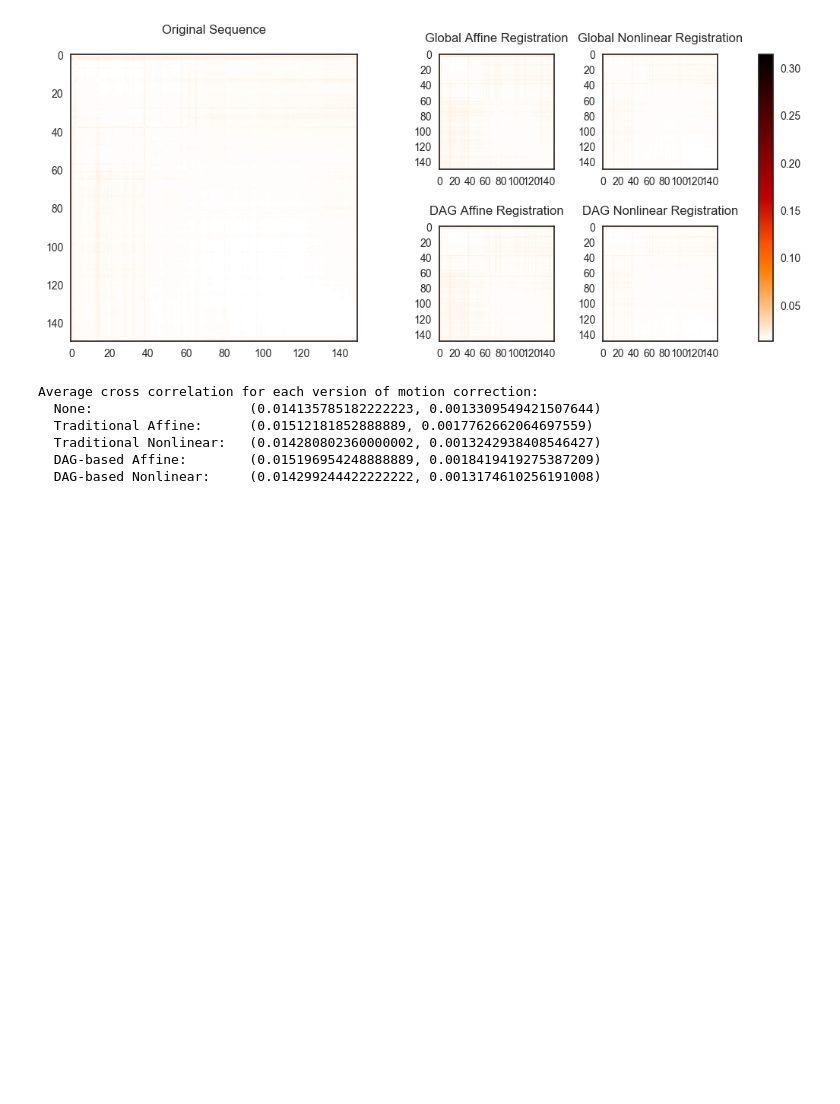
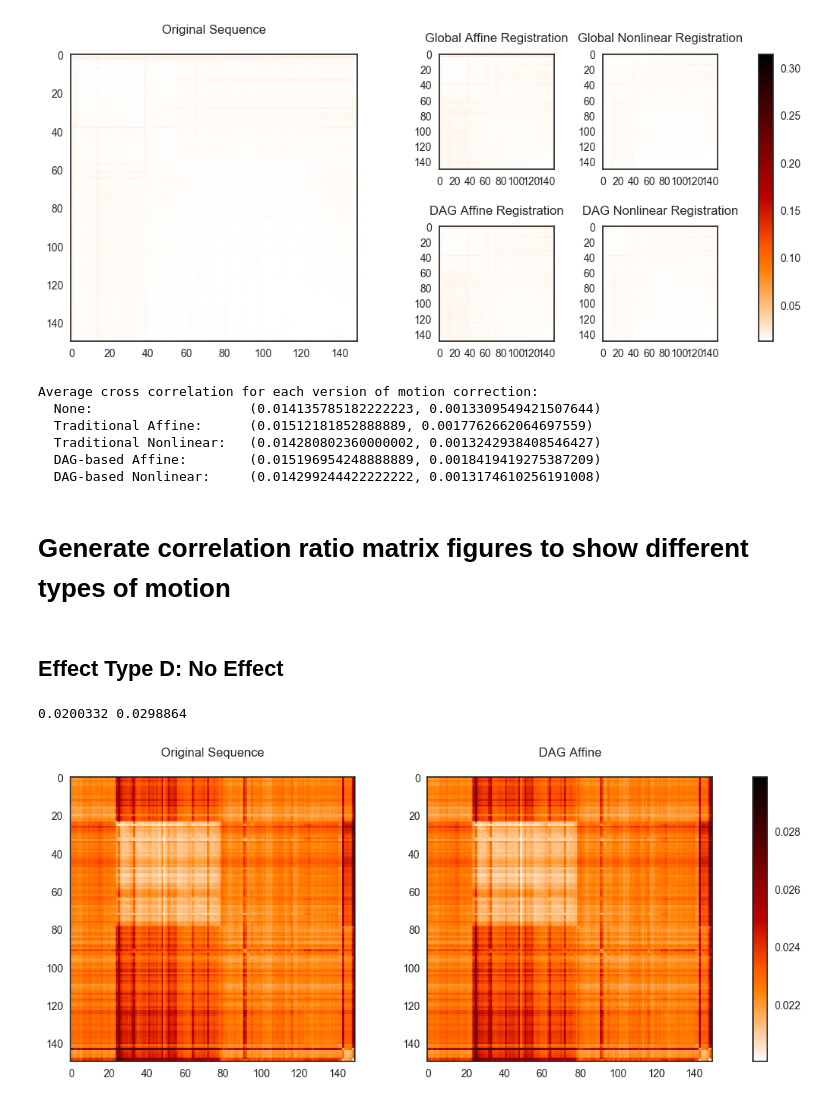
Before and after one commit to jmschabdach/markov-movement-correction, a Jupyter notebook: figureGeneration.ipynb, the cells around one changed output. Drawn from its saved outputs; the diff is of its cells as text; code cells hidden in the pictures; blank space fills up the shorter version.

```diff
--- a/figureGeneration.ipynb
+++ b/figureGeneration.ipynb
@@ -992,3 +1157,49 @@ Average cross correlation for each version of motion correction:
   Traditional Nonlinear:   (0.014280802360000002, 0.0013242938408546427)
   DAG-based Affine:        (0.015196954248888889, 0.0018419419275387209)
   DAG-based Nonlinear:     (0.014299244422222222, 0.0013174610256191008)
+# %% [markdown]
+# Generate correlation ratio matrix figures to show different types of motion
+# %% [markdown]
+## Effect Type D: No Effect
+# %%
+# Subject 13
+subjID = 13
+saveFn = "figures/motionEffects-correlMat-typeD-013.png"
+
+# Calculate range for the colormap
+
+minVal = 10.0
+maxVal = 0.0
+
+fns = []
+fns.append(origMatricesLinearSorted[subjID])
+fns.append(firstMatricesLinearSorted[subjID])
+fns.append(dagMatricesLinearSorted[subjID])
+fns.append(firstMatricesNonlinearSorted[subjID])
+fns.append(dagMatricesNonlinearSorted[subjID])
+
+for f in fns:
+    mat = np.loadtxt(open(f, 'r'), delimiter=',')
+
+    # calculate the vmin and vmax
+    localMin = mat.min()
+    localMax = mat.max()
+
+    # compare to global min and max
+    if localMin < minVal:
+        minVal = localMin
+
+    if localMax > maxVal:
+        maxVal = localMax
+
+
+print(minVal, maxVal)
+
+cmap = plotCorrelationMatrices2GivenCMapRange(origMatricesLinearSorted[subjID],
+                         dagMatricesLinearSorted[subjID],
+                         minVal, maxVal,
+                         title1="Original Sequence", title2="DAG Affine",
+                         outFn=saveFn)
+# %% [output]
+0.0200332 0.0298864
+[figure, added]
```
Also changed, not shown: parts of 26 cells of this notebook, 4 other files.
